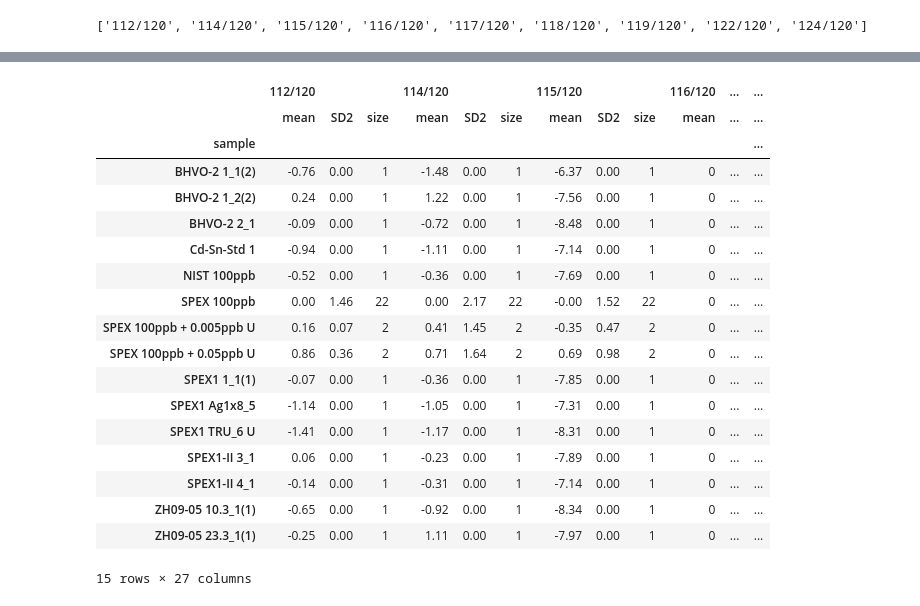
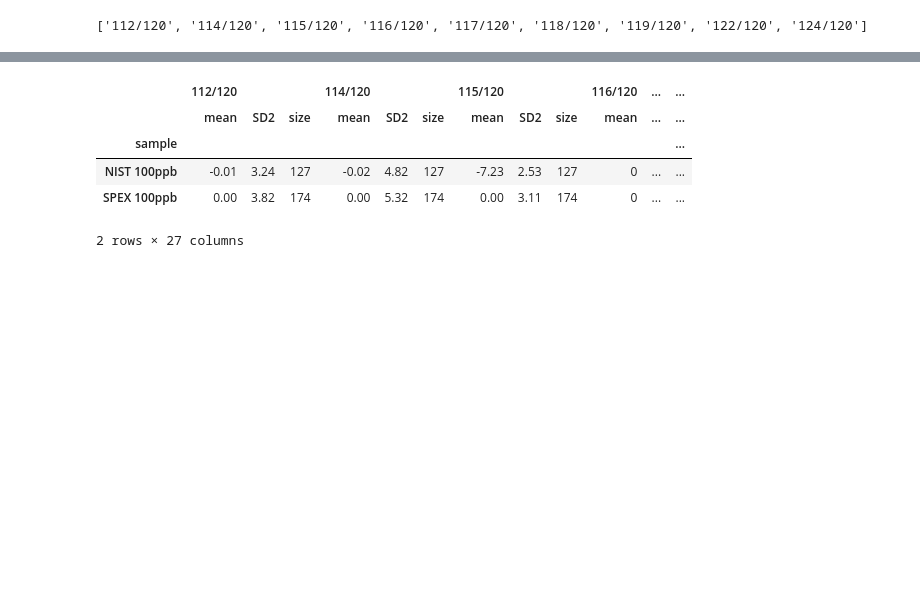
Before and after one commit to Marfster/NU_Plasma, a Jupyter notebook: Nu Plasma Evaluation - internal norm.ipynb, the cells around one changed output, grey strips where cells are left out. Drawn from its saved outputs; the diff is of its cells as text; code cells hidden in the pictures; blank space fills up the shorter version.

```diff
--- a/Nu Plasma Evaluation - internal norm.ipynb
+++ b/Nu Plasma Evaluation - internal norm.ipynb
@@ -216,7 +238,8 @@ show(dataplot)
 # %%
-sub_index = df_internal_norm_mean[(df_internal_norm_mean["sample"].shift(1) == df_internal_norm_mean["sample"].shift(-1)) & (df_internal_norm_mean["sample"].shift(1) == "SPEX 100ppb")].index
-corr_values = df_external_norm_mean[(df_external_norm_mean["118/120"] >= 0.74289)]
-#corr_values = df_internal_norm_mean
+sub_index = df_internal_norm_mean[(df_internal_norm_mean["sample"].shift(1) == df_internal_norm_mean["sample"].shift(-1)) & (df_internal_norm_mean["sample"].shift(1) == "NIST 100ppb")].index
+#corr_values = df_internal_norm_mean[(df_external_norm_mean >= 0.74289)]
+#corr_values = df_internal_norm_mean[:"20150110 10:00"]
+corr_values = df_std
 sample = corr_values["sample"]
 std_mean = corr_values[(corr_values["sample"] == "SPEX 100ppb")].mean()
 new = corr_values[corr_values.columns[corr_values.dtypes != 'object']]
@@ -225,10 +248,14 @@ new = corr_values[corr_values.columns[corr_values.dtypes != 'object']]
 #print std_mean
 epsilon =  ((new / std_mean)-1)*10000
 #new["sample"] = sample
-#epsilon =  ((new / ((new.shift(1) + new.shift(-1))/2))-1)*10000
+#epsilon_NIST =  ((new / ((new.shift(1) + new.shift(-1))/2))-1)*10000
+#epsilon_2 = ((new / ((new.shift(2) + new.shift(-2))/2))-1)*10000
+#epsilon["sample"] = sample
 epsilon["sample"] = sample
 
-#epsilon = epsilon[new.index.isin(sub_index)]
+#epsilon_NIST = epsilon_NIST[new.index.isin(sub_index)]
 #new[new.sample != "NIST 100ppb"]
+#epsilon2 = epsilon_2.ix[2:-4,:][epsilon_2["sample"] == "SPEX 100ppb"]
+#epsilon_comp = epsilon.append(epsilon2, ignore_index=True)
 epsilon
 # %% [output]
@@ -253,30 +284,18 @@ epsilon
 # %%
 def SD2(x):
     SD2 = np.std(x) * 2
     return SD2
 
-epsilon = epsilon.drop(["112", "114", "115", "116", "117", "118", "119", "120", "122", "124"], axis = 1)
+#epsilon = epsilon.drop(["112", "114", "115", "116", "117", "118", "119", "120", "122", "124"], axis = 1)
+epsilon = epsilon.drop(["118"], axis = 1)
 epsilon_sum = np.round(epsilon.groupby("sample").agg([np.mean, SD2, np.size]), decimals=2)
 epsilon_sum
 # %% [output]
 |  | 112/120 |  |  | 114/120 |  |  | 115/120 |  |  | 116/120 | ... | ... |
 |  | mean | SD2 | size | mean | SD2 | size | mean | SD2 | size | mean | ... | ... |
 | sample |  |  |  |  |  |  |  |  |  |  |  | ... |
-| BHVO-2 1_1(2) | -0.76 | 0.00 | 1 | -1.48 | 0.00 | 1 | -6.37 | 0.00 | 1 | 0 | ... | ... |
-| BHVO-2 1_2(2) | 0.24 | 0.00 | 1 | 1.22 | 0.00 | 1 | -7.56 | 0.00 | 1 | 0 | ... | ... |
-| BHVO-2 2_1 | -0.09 | 0.00 | 1 | -0.72 | 0.00 | 1 | -8.48 | 0.00 | 1 | 0 | ... | ... |
-| Cd-Sn-Std 1 | -0.94 | 0.00 | 1 | -1.11 | 0.00 | 1 | -7.14 | 0.00 | 1 | 0 | ... | ... |
-| NIST 100ppb | -0.52 | 0.00 | 1 | -0.36 | 0.00 | 1 | -7.69 | 0.00 | 1 | 0 | ... | ... |
-| SPEX 100ppb | 0.00 | 1.46 | 22 | 0.00 | 2.17 | 22 | -0.00 | 1.52 | 22 | 0 | ... | ... |
-| SPEX 100ppb + 0.005ppb U | 0.16 | 0.07 | 2 | 0.41 | 1.45 | 2 | -0.35 | 0.47 | 2 | 0 | ... | ... |
-| SPEX 100ppb + 0.05ppb U | 0.86 | 0.36 | 2 | 0.71 | 1.64 | 2 | 0.69 | 0.98 | 2 | 0 | ... | ... |
-| SPEX1 1_1(1) | -0.07 | 0.00 | 1 | -0.36 | 0.00 | 1 | -7.85 | 0.00 | 1 | 0 | ... | ... |
-| SPEX1 Ag1x8_5 | -1.14 | 0.00 | 1 | -1.05 | 0.00 | 1 | -7.31 | 0.00 | 1 | 0 | ... | ... |
-| SPEX1 TRU_6 U | -1.41 | 0.00 | 1 | -1.17 | 0.00 | 1 | -8.31 | 0.00 | 1 | 0 | ... | ... |
-| SPEX1-II 3_1 | 0.06 | 0.00 | 1 | -0.23 | 0.00 | 1 | -7.89 | 0.00 | 1 | 0 | ... | ... |
-| SPEX1-II 4_1 | -0.14 | 0.00 | 1 | -0.31 | 0.00 | 1 | -7.14 | 0.00 | 1 | 0 | ... | ... |
-| ZH09-05 10.3_1(1) | -0.65 | 0.00 | 1 | -0.92 | 0.00 | 1 | -8.34 | 0.00 | 1 | 0 | ... | ... |
-| ZH09-05 23.3_1(1) | -0.25 | 0.00 | 1 | 1.11 | 0.00 | 1 | -7.97 | 0.00 | 1 | 0 | ... | ... |
+| NIST 100ppb | -0.01 | 3.24 | 127 | -0.02 | 4.82 | 127 | -7.23 | 2.53 | 127 | 0 | ... | ... |
+| SPEX 100ppb | 0.00 | 3.82 | 174 | 0.00 | 5.32 | 174 | 0.00 | 3.11 | 174 | 0 | ... | ... |
-15 rows × 27 columns
+2 rows × 27 columns
 # %%
 x = range(1, len(epsilon_sum.index)+1)
```
Also changed, not shown: parts of 27 cells of this notebook, 2 other files.
